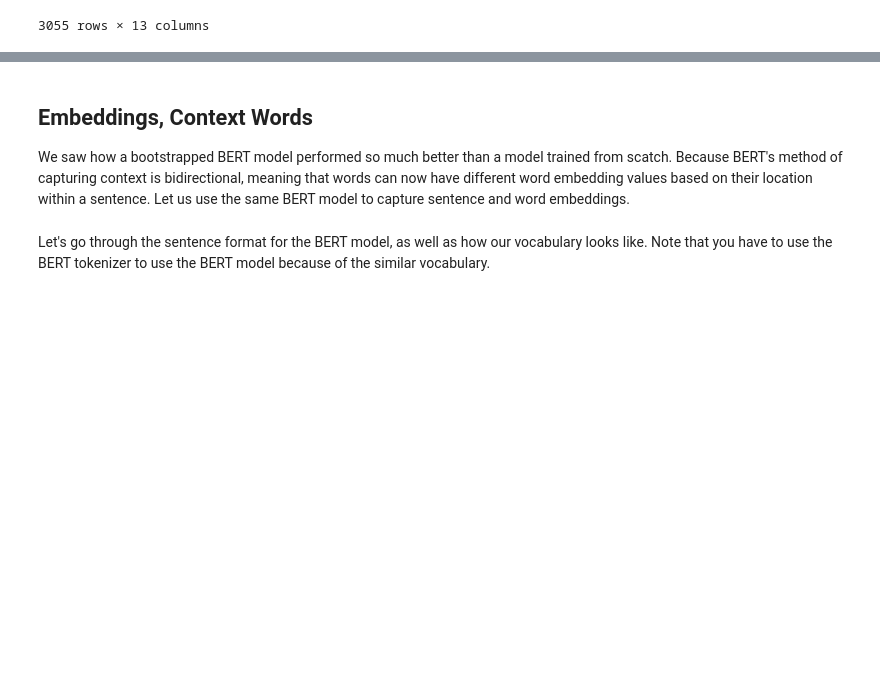
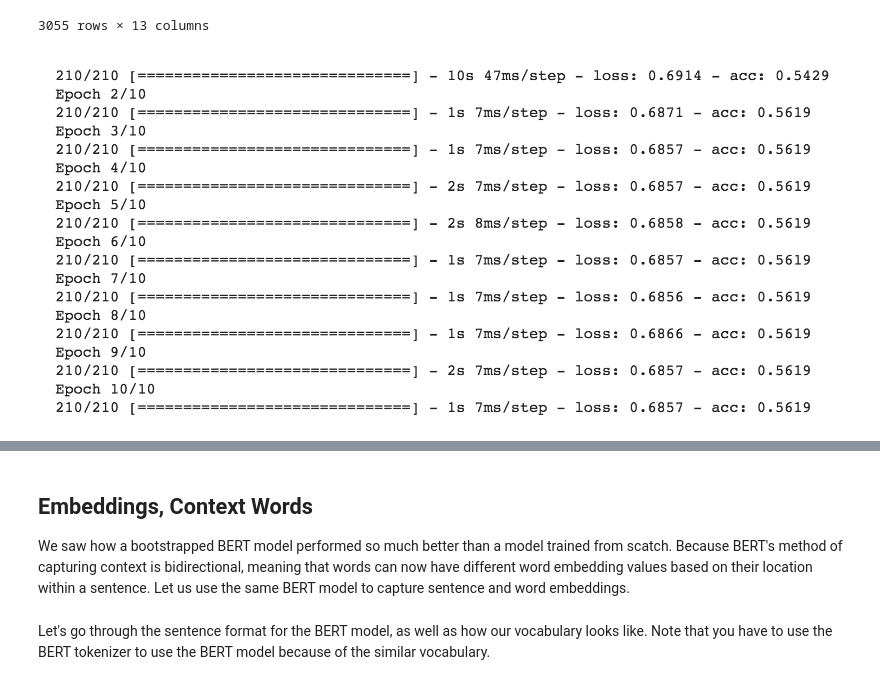
Before and after one commit to katykoenig/Content-Analysis-2020, a Jupyter notebook: week-8/8-Deep-Neural-Nets-and-Text.ipynb, the cells around one changed output, grey strips where cells are left out. Saved outputs shown, nothing was run; the diff lists cells and outputs as text; code cells hidden in the pictures; blank space fills up the shorter version.

Commit message:
added images for exercise 1

```diff
--- a/week-8/8-Deep-Neural-Nets-and-Text.ipynb
+++ b/week-8/8-Deep-Neural-Nets-and-Text.ipynb
@@ -789,3 +787,8 @@ history_lstm = model_lstm.fit(train_inputs, train_labels,
+# %%
+from IPython.display import Image
+Image(filename='lstm_output.png')
+# %% [output]
+[figure, added]
 # %%
 # BERT Time
 train_inputs = torch.tensor(train_inputs)
```
Also changed, not shown: parts of 18 cells of this notebook.
